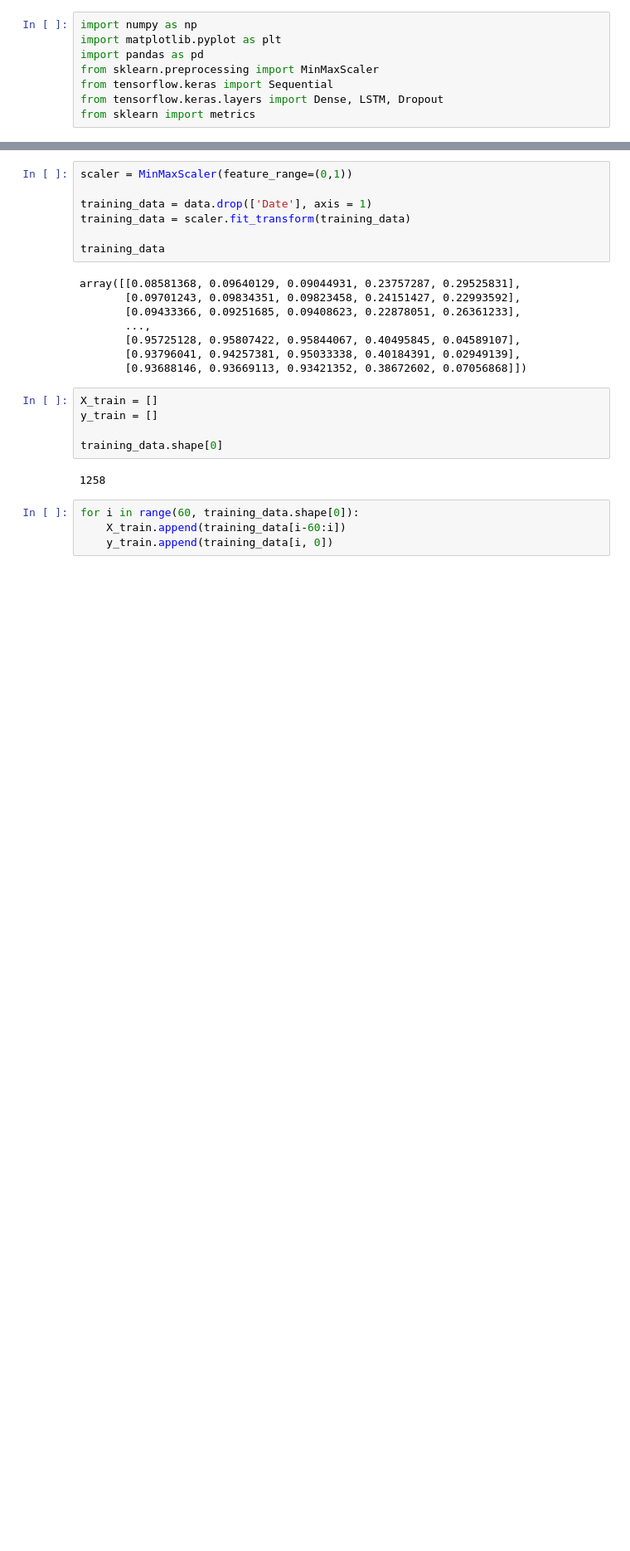
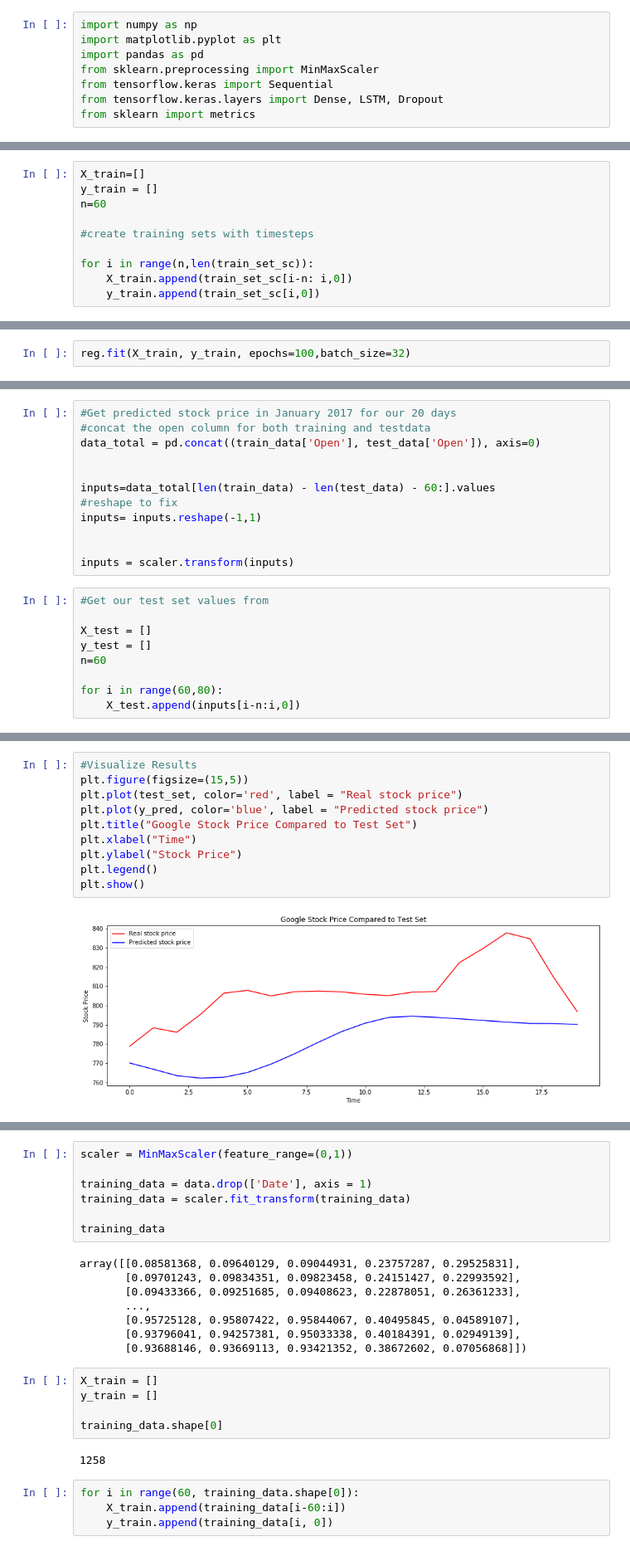
Before and after one commit to ruppatel115/GoogleStockPrice, a Jupyter notebook: MLFinal/ML_Final.ipynb, the cells around one changed output, grey strips where cells are left out. Shown at 83% size. Drawn from its saved outputs; the diff is of its cells as text; blank space fills up the shorter version.

```diff
--- a/MLFinal/ML_Final.ipynb
+++ b/MLFinal/ML_Final.ipynb
@@ -8,0 +48,10 @@ from sklearn import metrics
+# %%
+X_train=[]
+y_train = []
+n=60
+
+#create training sets with timesteps
+
+for i in range(n,len(train_set_sc)):
+    X_train.append(train_set_sc[i-n: i,0])
+    y_train.append(train_set_sc[i,0])
@@ -8,0 +115,2 @@ from sklearn import metrics
+# %%
+reg.fit(X_train, y_train, epochs=100,batch_size=32)
@@ -8,0 +142,21 @@ from sklearn import metrics
+# %%
+#Get predicted stock price in January 2017 for our 20 days
+#concat the open column for both training and testdata
+data_total = pd.concat((train_data['Open'], test_data['Open']), axis=0)
+
+
+inputs=data_total[len(train_data) - len(test_data) - 60:].values
+#reshape to fix
+inputs= inputs.reshape(-1,1)
+
+
+inputs = scaler.transform(inputs)
+# %%
+#Get our test set values from
+
+X_test = []
+y_test = []
+n=60
+
+for i in range(60,80):
+    X_test.append(inputs[i-n:i,0])
@@ -8,0 +176,12 @@ from sklearn import metrics
+# %%
+#Visualize Results
+plt.figure(figsize=(15,5))
+plt.plot(test_set, color='red', label = "Real stock price")
+plt.plot(y_pred, color='blue', label = "Predicted stock price")
+plt.title("Google Stock Price Compared to Test Set")
+plt.xlabel("Time")
+plt.ylabel("Stock Price")
+plt.legend()
+plt.show()
+# %% [output]
+[figure, added]
```
Also changed, not shown: parts of 65 cells of this notebook.
